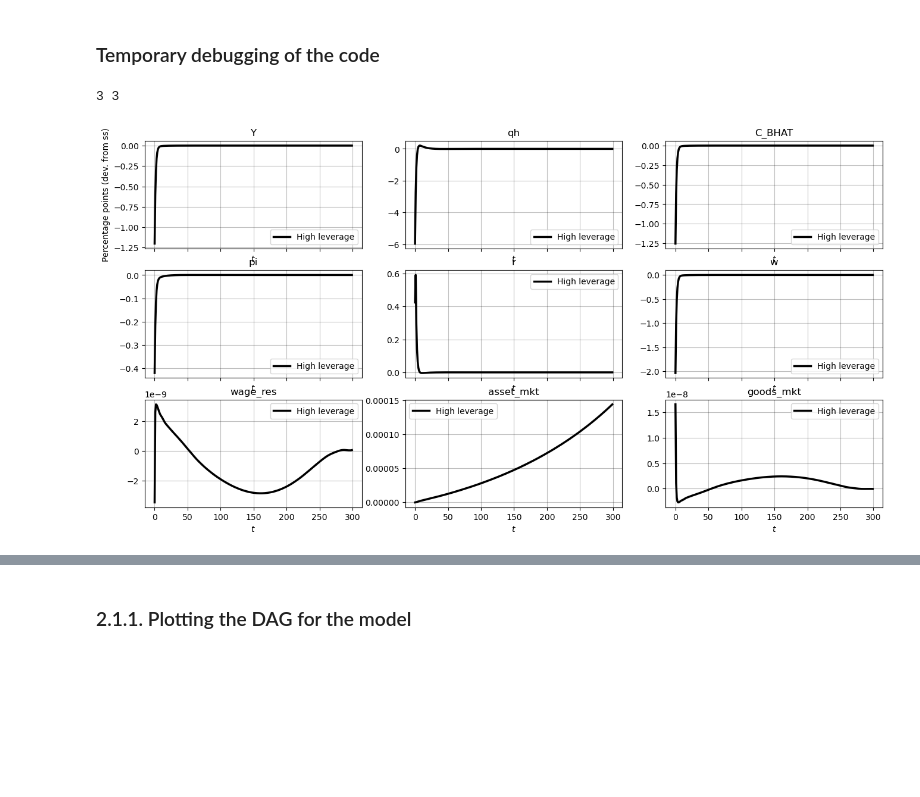
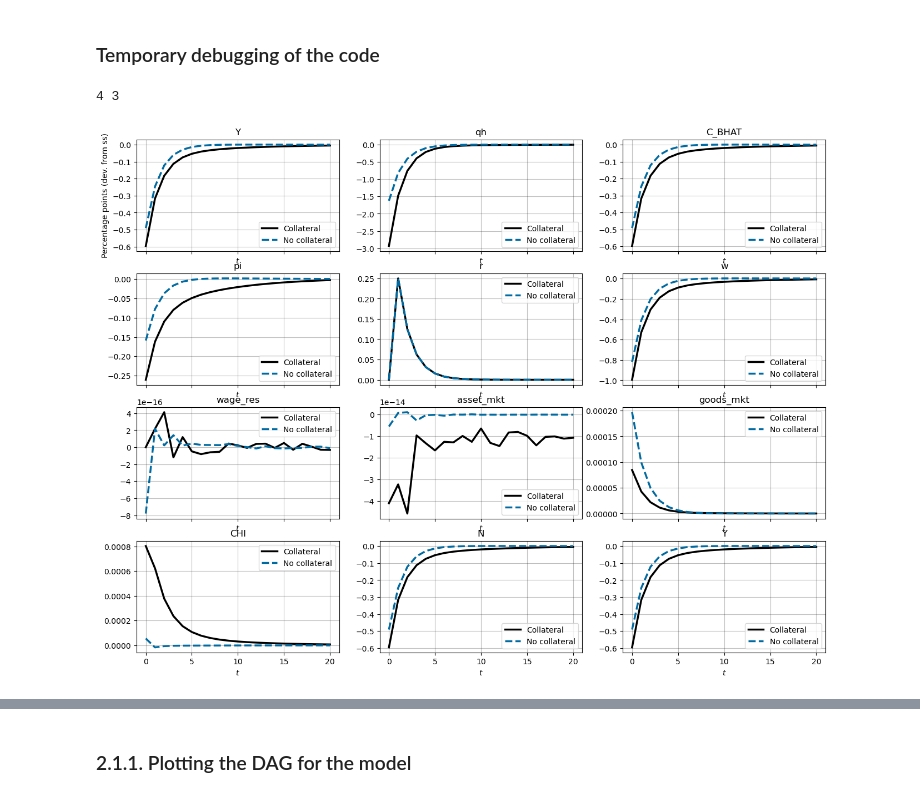
Before and after one commit to thom364e/sequence-jacobian, a Jupyter notebook: notebooks/housing_main_v2.ipynb, the cells around one changed output, grey strips where cells are left out. Drawn from its saved outputs; the diff is of its cells as text; code cells hidden in the pictures; blank space fills up the shorter version.

Commit message:
version with differences in collateral

```diff
--- a/notebooks/housing_main_v2.ipynb
+++ b/notebooks/housing_main_v2.ipynb
@@ -94,23 +94,26 @@ calibration = {'gamma': 0.8, 'theta': 0.97, 'sigma': 1.0, 'alpha': 0.111, 'bmin'
                'rho_z': 0.966, 'sigma_z': 0.92, 'N': 1.0, 'Z': 1.0, 'pi': 0.0, 'mu': 1.2,
                 'kappa': 0.1, 'rstar': 0.005, 'phi': 1.5, 'nu': 1.0, 'BBAR': 0.25, 'G': 0.0, 'HBAR': 1.0}
 
-# calibration['alpha'] = 0.055
+calibration['alpha'] = 0.055
 # calibration['rstar'] = 0.03/4
-calibration['gamma'] = 0.65
+# calibration['gamma'] = 0.35
 calibration_lowlev = calibration.copy()
 calibration_lowlev['gamma'] = 0.0
-calibration_lowlev['bmin'] = -3.5159360338630137
+calibration_lowlev['bmin'] = 0.215 #0.235 #-3.5159360338630137
 
 # Calibrated parameters: beta (for goods market clearing), qh (for house market clearing), phi (for the wage schedule), w (for the Philips curve)
-# unknowns_ss = {'beta': 0.9820312121081143, 'varphi': 0.8009274579844263, 'qh': 7.22403881392267}
 unknowns_ss = {'beta': 0.9793721660932323, 'varphi': 0.808535783494474, 'qh': 5.833330693740451}
+# unknowns_ss = {'beta': 0.9758252694718823, 'varphi': 0.8002508849340744, 'qh': 4.681188976873863}
 targets_ss = {'goods_mkt': 0, 'wage_res': 0, 'house_mkt': 0}
 
 ss0 = hank_ss.solve_steady_state(calibration, unknowns_ss, targets_ss, solver="hybr")
 ss =  hank_ss.steady_state(ss0)
 MPC, mean_mpc = utils.calc_mpc(ss, 'hh_housecons')
 print(f"Mean MPC: {mean_mpc}")
+print(f"beta = {ss['beta']}, varphi = {ss['varphi']}, qh = {ss['qh']}")
 
+# unknowns_ss = {'beta': 0.9727021787064672, 'varphi': 0.808341447169062, 'qh': 1.8859404457924365}
+unknowns_ss = {'beta': 0.9684066031147929, 'varphi': 0.8085467478805278, 'qh': 3.171291418994175}
 ss_ll = hank_ss.solve_steady_state(calibration_lowlev, unknowns_ss, targets_ss, solver="hybr")
 MPC, mean_mpc = utils.calc_mpc(ss_ll, 'hh_housecons')
 print(f"Mean MPC: {mean_mpc}")
@@ -561,7 +566,7 @@ Have to do a sligth modification of the DAG for transitional dyanmics, because t
 # General settings for the model
 T = 300
 unknowns = ['pi', 'w', 'N', 'qh']
-targets = ['nkpc_res', 'goods_mkt', 'wage_res', 'house_mkt']
+targets = ['nkpc_res', 'asset_mkt', 'wage_res', 'house_mkt']
 exogenous = ['rstar', 'Z', 'gamma']
 # %%
 blocks = [hh1, utils.firm, utils.monetary, utils.fiscal, utils.wage_res,
@@ -576,16 +581,19 @@ for k in ss0.keys():
 # %% [markdown]
 ### Temporary debugging of the code
 # %%
-rho_r, sig_r = 0.5, 0.01
+rho_r, sig_r = 0.5, 0.0025
 dr = sig_r * rho_r ** (np.arange(T))
 rstar_shock = {"rstar": dr}
 
 ss = hank.steady_state(ss0)
+ss_nocol = hank.steady_state(ss_ll)
 
-irfs_nonlinear = hank.solve_impulse_nonlinear(ss, unknowns, targets, rstar_shock, verbose = False)
+irfs_col = hank.solve_impulse_linear(ss, unknowns, targets, rstar_shock, verbose = False)
+irfs_nocol = hank.solve_impulse_linear(ss_nocol, unknowns, targets, rstar_shock, verbose = False)
 # %%
-utils.show_irfs([irfs_nonlinear], ['Y', 'qh', 'C_BHAT', 'pi', 'r', 'w',
-                                   'wage_res', 'asset_mkt', 'goods_mkt'], labels=["High leverage"], T_plot = 300, figsize=(16,8))
+utils.show_irfs([irfs_col, irfs_nocol], ['Y', 'qh', 'C_BHAT', 'pi', 'r', 'w',
+                                        'wage_res', 'asset_mkt', 'goods_mkt', 'CHI', 'N', 'Y'],
+                                        labels=["Collateral", "No collateral"], T_plot = 21, figsize=(16,12))
 # %% [output]
-3 3
+4 3
-[figure, old version]
+[figure, new version]
```
Also changed, not shown: parts of 3 cells of this notebook, 2 other files.
